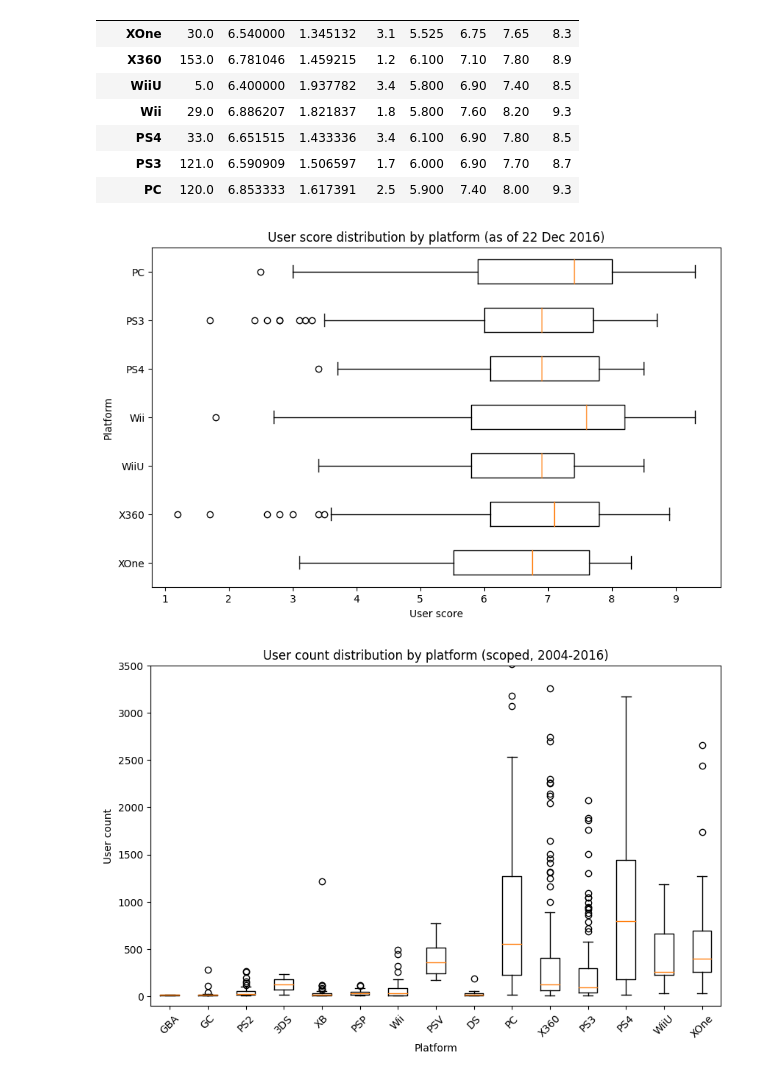
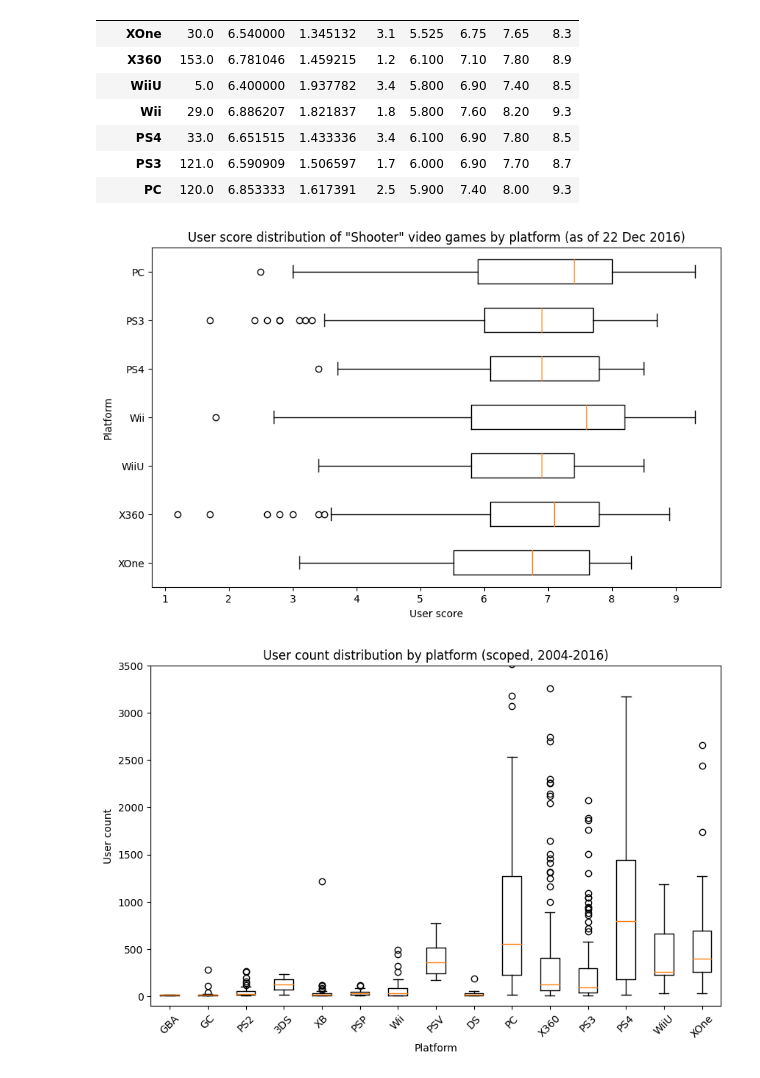
Before and after one commit to hansstanley/YongTauFoo, a Jupyter notebook: notebooks/sales_rush_kirubi.ipynb, the cells around one changed output. Cells and saved outputs as stored; diff of their text form; code cells hidden in the pictures.

```diff
--- a/notebooks/sales_rush_kirubi.ipynb
+++ b/notebooks/sales_rush_kirubi.ipynb
@@ -432,15 +432,15 @@ data_shooter_user_stats.loc[['XOne', 'X360', 'WiiU', 'Wii', 'PS4', 'PS3', 'PC'],
 # %%
 chosen_platforms = ['XOne', 'X360', 'WiiU', 'Wii', 'PS4', 'PS3', 'PC']
 
 plt.figure(figsize=figure_size)
 plt.boxplot([data_shooter_user[data_shooter_user['Platform'] == p]['User_Score'] for p in chosen_platforms],
             labels=chosen_platforms, vert=False)
 plt.xlabel('User score')
 plt.ylabel('Platform')
-plt.title('User score distribution by platform (as of 22 Dec 2016)')
+plt.title('User score distribution of "Shooter" video games by platform (as of 22 Dec 2016)')
 plt.show()
 # %% [output]
-[figure, old version]
+[figure, new version]
 # %%
 plt.figure(figsize=figure_size)
 plt.boxplot([data_shooter_user[data_shooter_user['Platform'] == p]['User_Count'] for p in data_shooter_user_stats.index],
```
Also changed, not shown: parts of 5 cells of this notebook, 2 other files.
